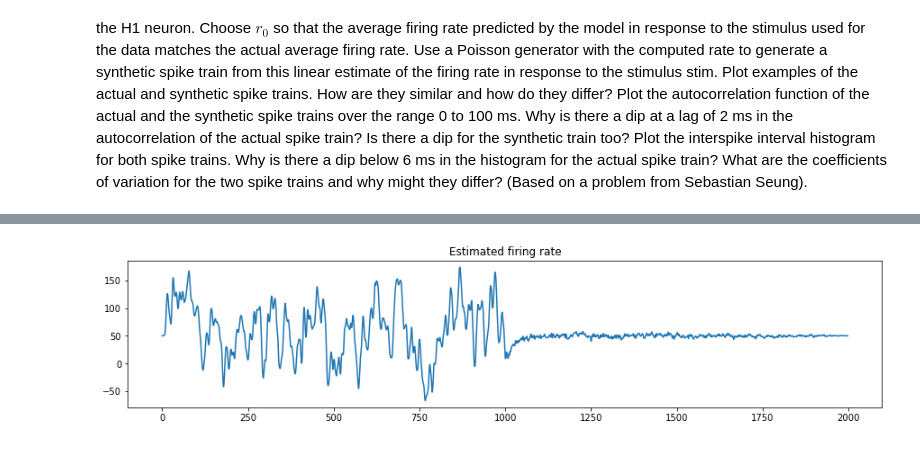
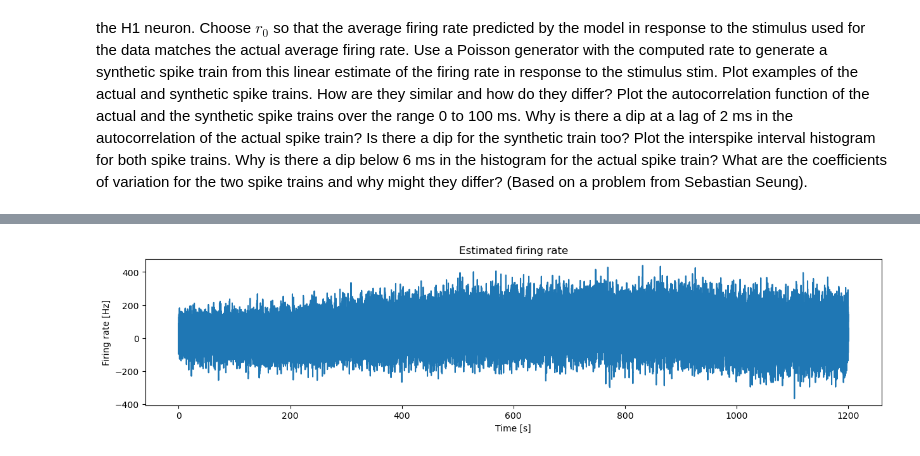
Before and after one commit to Revanchist317/DA_exercises, a Jupyter notebook: Chapter 2.ipynb, the cells around one changed output, grey strips where cells are left out. Saved outputs shown, nothing was run; the diff lists cells and outputs as text; code cells hidden in the pictures.

```diff
--- a/Chapter 2.ipynb
+++ b/Chapter 2.ipynb
@@ -120,10 +149,13 @@ avg_r = 44.66 # Hz
 # %%
+# In line with the notation of the book, D refers to kernel and D2 just means kernel used in Part 2
 D2 = (STA_H1ex8[0:round(len(STA_H1ex8)/2)] * avg_r) / var_s
 D2 = D2[::-1]
-D2_tr = D2[0:1000]
+
+# D2 is 600000 time points long (20 min at 2 ms dt), but our s was only 10 seconds long. We need to generate
+# a longer stimulus
+
+# Generate the vector of stimuli
+s2 = np.random.normal(0, STD_s, len(time_vector2))
-# %%
-# Construct a time vector for plotting
-time_vector2 = np.arange(0, 20*60, 0.002)
 # %%
 # Here we plot the (reversed) filter kernel in negative time, meaning the stimulus value x many ms before
 # the time in question wil affect the firing rate. This effect extends only about 100-200 ms into the past
@@ -137 +178,5 @@ plt.show()
+# %%
+# Now to create the firing rate estimate. NB: This takes a pretty long time!
+# We are only doing this to
+EFR2 = np.convolve(D2, s2, mode='full')
 # %%
@@ -142,21 +192,16 @@ plt.show()
+# %%
+# Extract the estimate firing rate and subtract it from the actual averge. This will give us our r0
+r0_2 = avg_r-(EFR2[:int(len(EFR2)/2)]).mean()
 # %%
-# Perform reverse correlation, add baseline. Convolution is commutative so the order of arguments doesn't
-# matter
+# Plot the final correct estimated firing rate
+convolved_D_s_w_r02 = np.convolve(D2, s2, mode='full') + r0_2
+r_est2 = convolved_D_s_w_r02[:int(np.ceil(len(convolved_D_s_w_r02)/2))]
 
-dt = 0.002
-
-convolved_D_s_w_r02 = np.convolve(D2_tr, s, mode='full') + r_0
-# lags_RS2 = np.arange(-len(convolved_D_s_w_r02)+1, len(convolved_D_s_w_r02))*dt
-
-# Plot the entire convolution as a function of tau
-# fig, ax = plt.subplots()
-# ax.xaxis.set_major_locator(MultipleLocator(10))
 plt.figure(figsize=(15, 3))
-plt.plot(convolved_D_s_w_r02)
+plt.plot(time_vector2, r_est2)
 plt.title("Estimated firing rate")
-# plt.ticklabel_format(axis='both', style='plain', scilimits=(4,4))
-# plt.yticks([])
-# plt.xlabel("Lag [s]")
+plt.xlabel("Time [s]")
+plt.ylabel("Firing rate [Hz]")
 plt.show()
 # %% [output]
-[figure, old version]
+[figure, new version]
```
Also changed, not shown: parts of 35 cells of this notebook.
